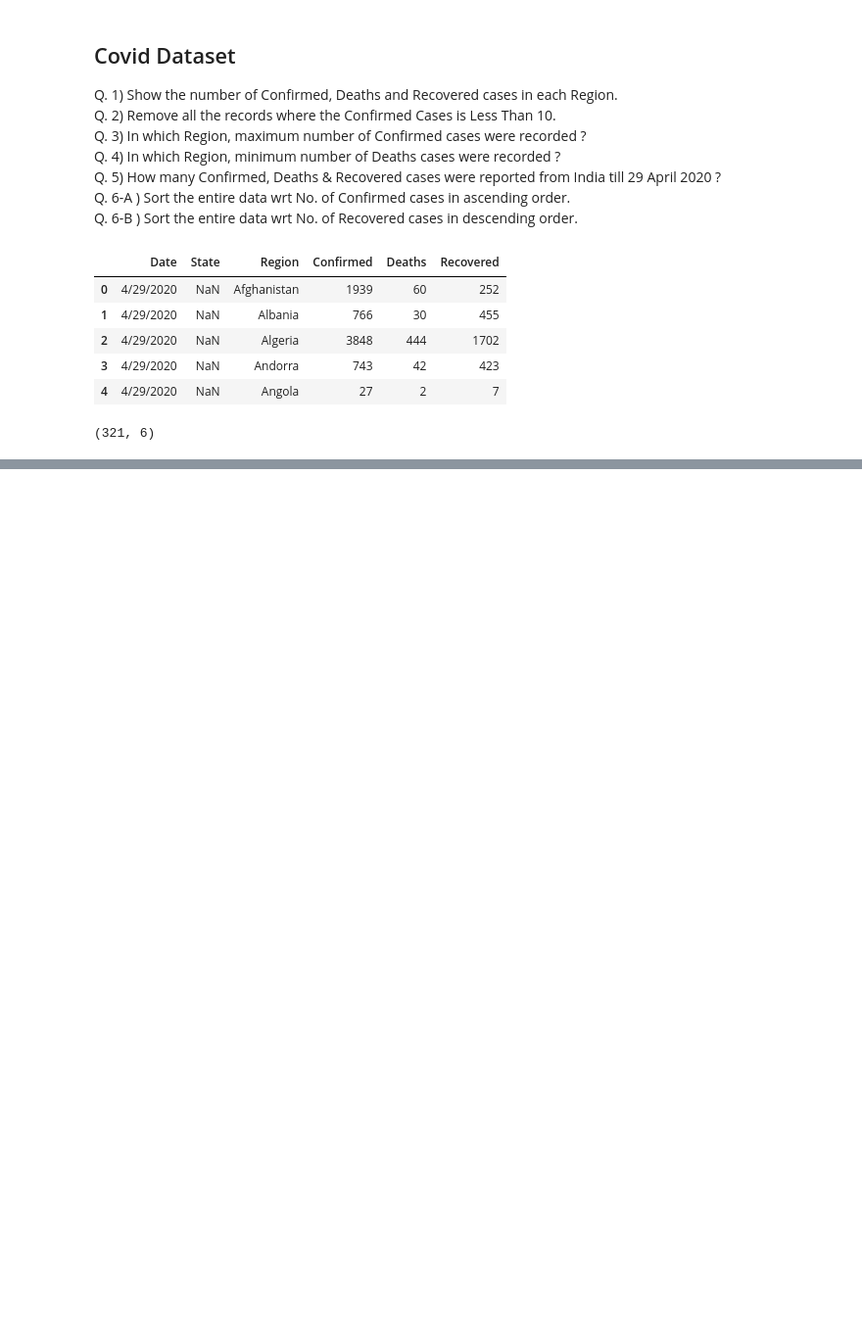
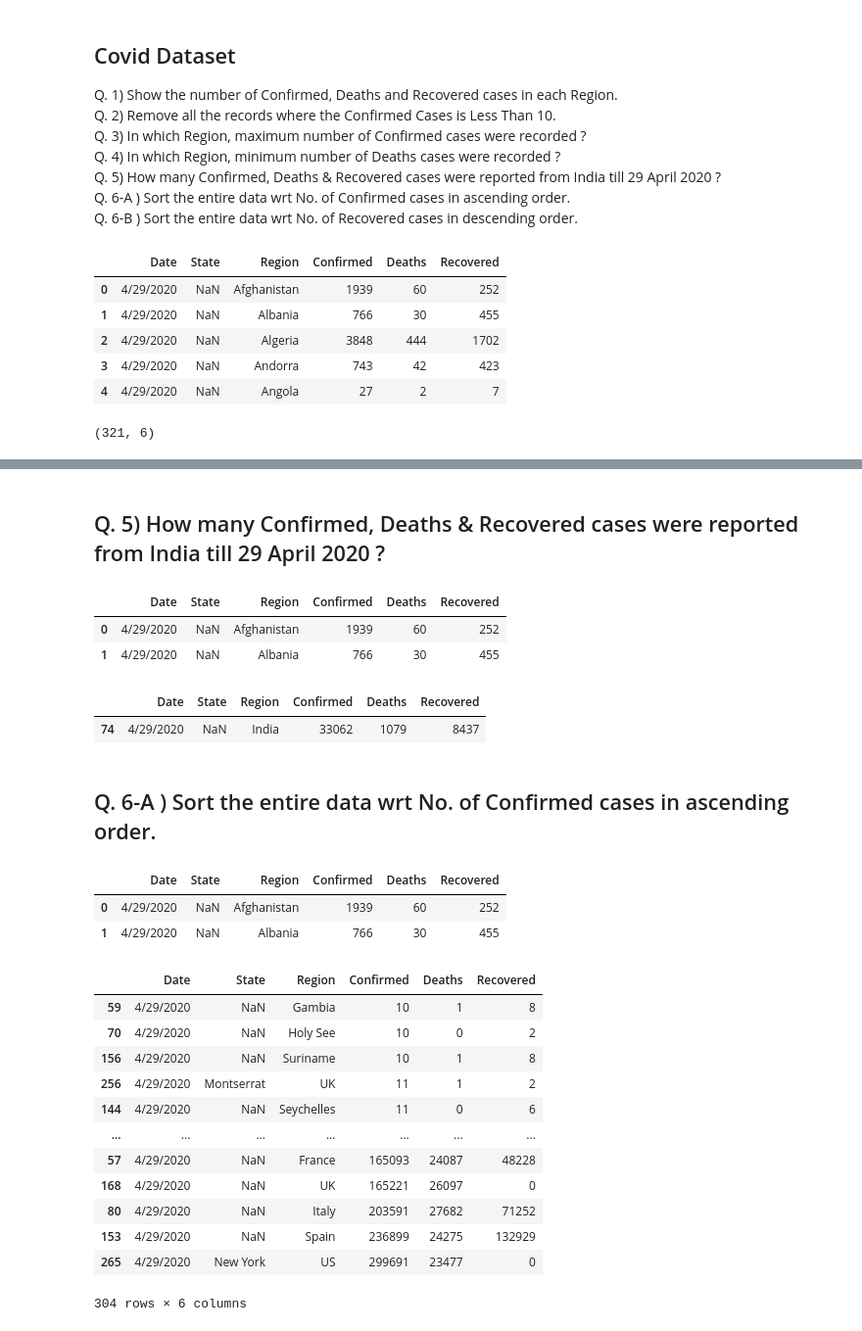
Before and after one commit to rifatabrarjowad/basicDAProject, a Jupyter notebook: Project04/main.ipynb, the cells around one changed output, grey strips where cells are left out. Shown at 98% size. Drawn from its saved outputs; the diff is of its cells as text; code cells hidden in the pictures; blank space fills up the shorter version.

```diff
--- a/Project04/main.ipynb
+++ b/Project04/main.ipynb
@@ -25,0 +91,2 @@ data.shape
+# %%
+data = data[~(data.Confirmed <10)]
@@ -25,0 +162,37 @@ data.shape
+# %% [markdown]
+## Q. 5) How many Confirmed, Deaths & Recovered cases were reported from India till 29 April 2020 ?
+# %%
+data.head(2)
+# %% [output]
+|  | Date | State | Region | Confirmed | Deaths | Recovered |
+| 0 | 4/29/2020 | NaN | Afghanistan | 1939 | 60 | 252 |
+| 1 | 4/29/2020 | NaN | Albania | 766 | 30 | 455 |
+# %%
+data[data.Region == 'India']
+# %% [output]
+|  | Date | State | Region | Confirmed | Deaths | Recovered |
+| 74 | 4/29/2020 | NaN | India | 33062 | 1079 | 8437 |
+# %% [markdown]
+## Q. 6-A ) Sort the entire data wrt No. of Confirmed cases in ascending order.
+# %%
+data.head(2)
+# %% [output]
+|  | Date | State | Region | Confirmed | Deaths | Recovered |
+| 0 | 4/29/2020 | NaN | Afghanistan | 1939 | 60 | 252 |
+| 1 | 4/29/2020 | NaN | Albania | 766 | 30 | 455 |
+# %%
+data.sort_values(by='Confirmed', ascending=True)
+# %% [output]
+|  | Date | State | Region | Confirmed | Deaths | Recovered |
+| 59 | 4/29/2020 | NaN | Gambia | 10 | 1 | 8 |
+| 70 | 4/29/2020 | NaN | Holy See | 10 | 0 | 2 |
+| 156 | 4/29/2020 | NaN | Suriname | 10 | 1 | 8 |
+| 256 | 4/29/2020 | Montserrat | UK | 11 | 1 | 2 |
+| 144 | 4/29/2020 | NaN | Seychelles | 11 | 0 | 6 |
+| ... | ... | ... | ... | ... | ... | ... |
+| 57 | 4/29/2020 | NaN | France | 165093 | 24087 | 48228 |
+| 168 | 4/29/2020 | NaN | UK | 165221 | 26097 | 0 |
+| 80 | 4/29/2020 | NaN | Italy | 203591 | 27682 | 71252 |
+| 153 | 4/29/2020 | NaN | Spain | 236899 | 24275 | 132929 |
+| 265 | 4/29/2020 | New York | US | 299691 | 23477 | 0 |
+304 rows × 6 columns
```
Also changed, not shown: parts of 20 cells of this notebook.
